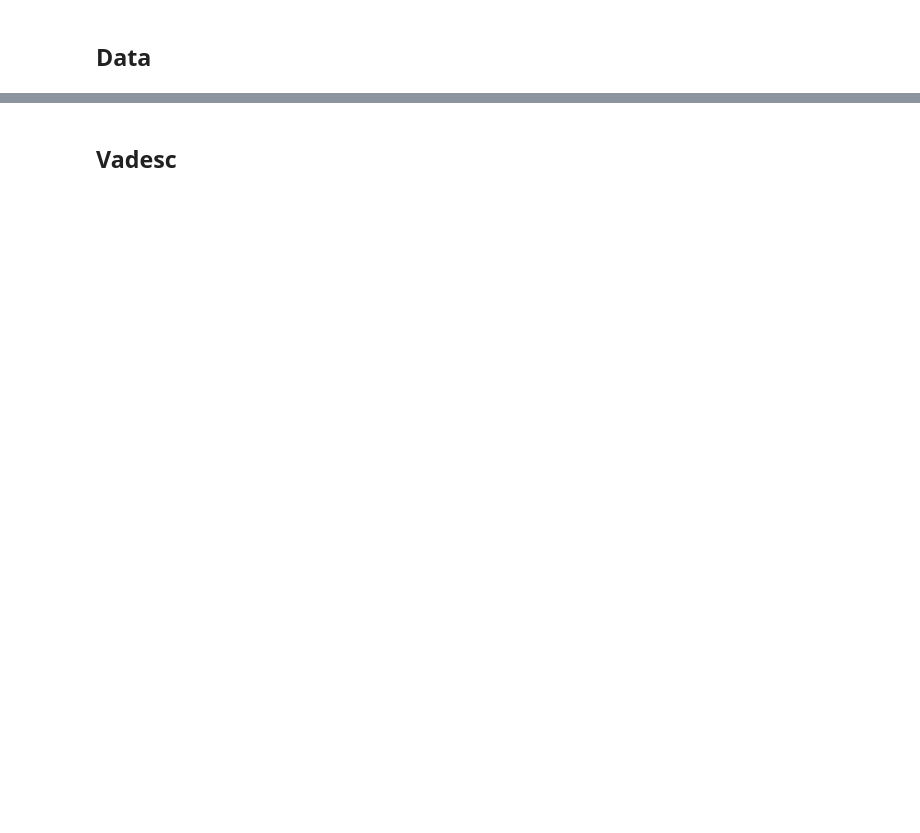
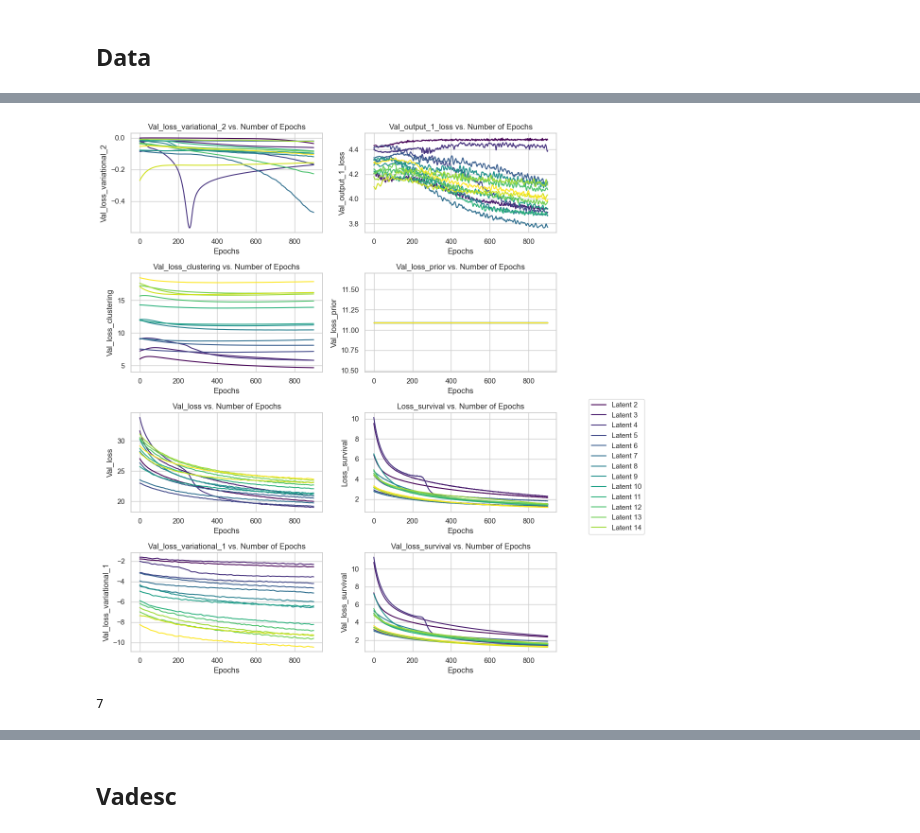
Before and after one commit to quan-possible/cancer-clusters1, a Jupyter notebook: notebooks/radcure/hparams.ipynb, the cells around one changed output, grey strips where cells are left out. Drawn from its saved outputs; the diff is of its cells as text; code cells hidden in the pictures; blank space fills up the shorter version.

```diff
--- a/notebooks/radcure/hparams.ipynb
+++ b/notebooks/radcure/hparams.ipynb
@@ -69,0 +131,52 @@ Number of validation data points: 540
+# %%
+from matplotlib import pyplot as plt
+import numpy as np
+
+hists0 = [res[-1] for res in models]
+hists = hists0[:15]
+
+# Gather all unique 'loss' metric names across all histories
+loss_keys = set()
+for hist in hists:
+    for key in hist.history.keys():
+        if 'loss' in key and "val" in key:
+            loss_keys.add(key)
+
+# Determine the number of rows needed for the subplot grid
+num_loss_keys = len(loss_keys)
+num_columns = 2
+num_rows = num_loss_keys // num_columns + (num_loss_keys % num_columns > 0)
+
+# Create a figure to hold the subplots
+fig, axes = plt.subplots(num_rows, num_columns, figsize=(10, 3 * num_rows))  # Adjust the figure size as needed
+axes = axes.flatten()  # Flatten the array for easy iteration
+
+# Use the 'tab20c' colormap
+colors = plt.cm.viridis(np.linspace(0, 1, len(hists)))
+
+# Now, plot each type of loss metric in its own subplot
+for idx, key in enumerate(loss_keys):
+    ax = axes[idx]
+
+    for hist_idx, hist in enumerate(hists):
+        if key in hist.history:  # Check if the current history has the metric
+            ax.plot(hist.history[key][100:], label=f'{key}', color=colors[hist_idx])
+
+    ax.set_title(f"{key.capitalize()} vs. Number of Epochs")
+    ax.set_xlabel("Epochs")
+    ax.set_ylabel(f"{key.capitalize()}")
+    ax.grid(True)
+
+# Add a legend outside of the last subplot
+handles, labels = axes[-1].get_legend_handles_labels()
+fig.legend(handles, [f"Latent {i}" for i in range(2, len(hists))], loc='upper left', bbox_to_anchor=(1.05, 0.5), borderaxespad=0.)
+
+# Adjust the layout
+plt.tight_layout()
+plt.show()
+# %% [output]
+[figure, added]
+# %%
+2+np.argmin([hist.history["val_output_1_loss"][-1] for hist in hists])
+# %% [output]
+7
```
Also changed, not shown: parts of 20 cells of this notebook, 17 other files.
